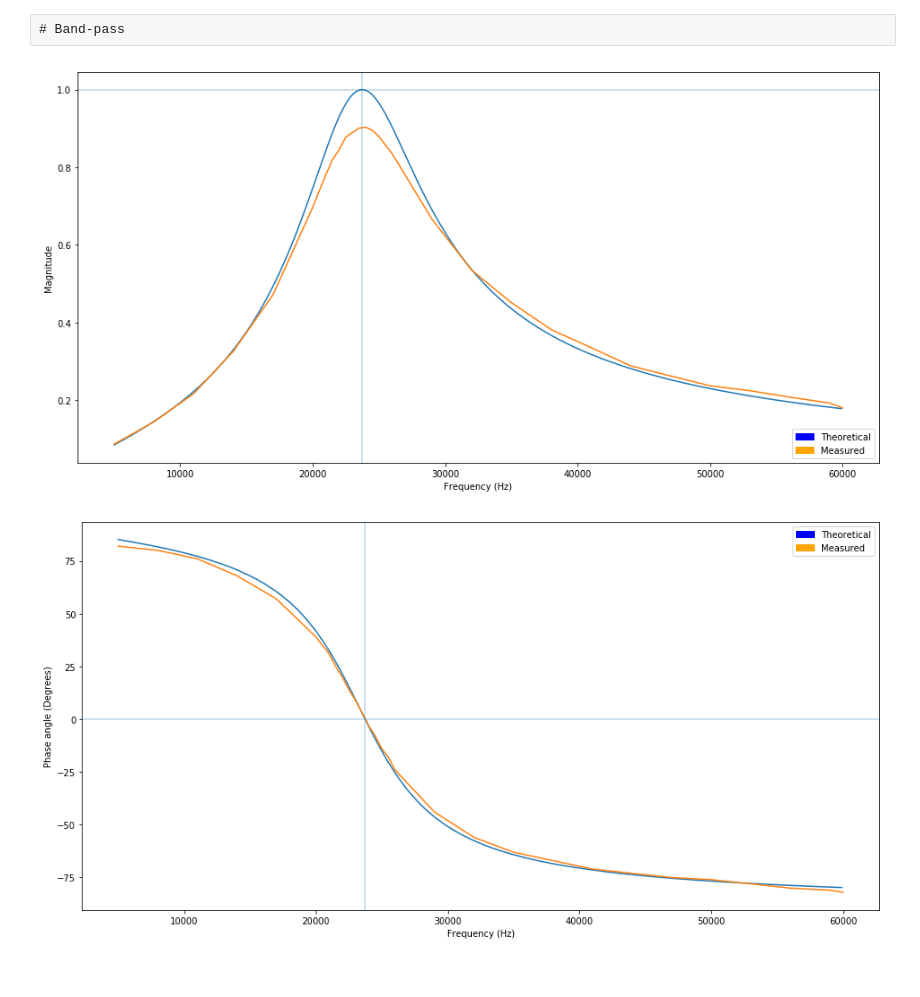
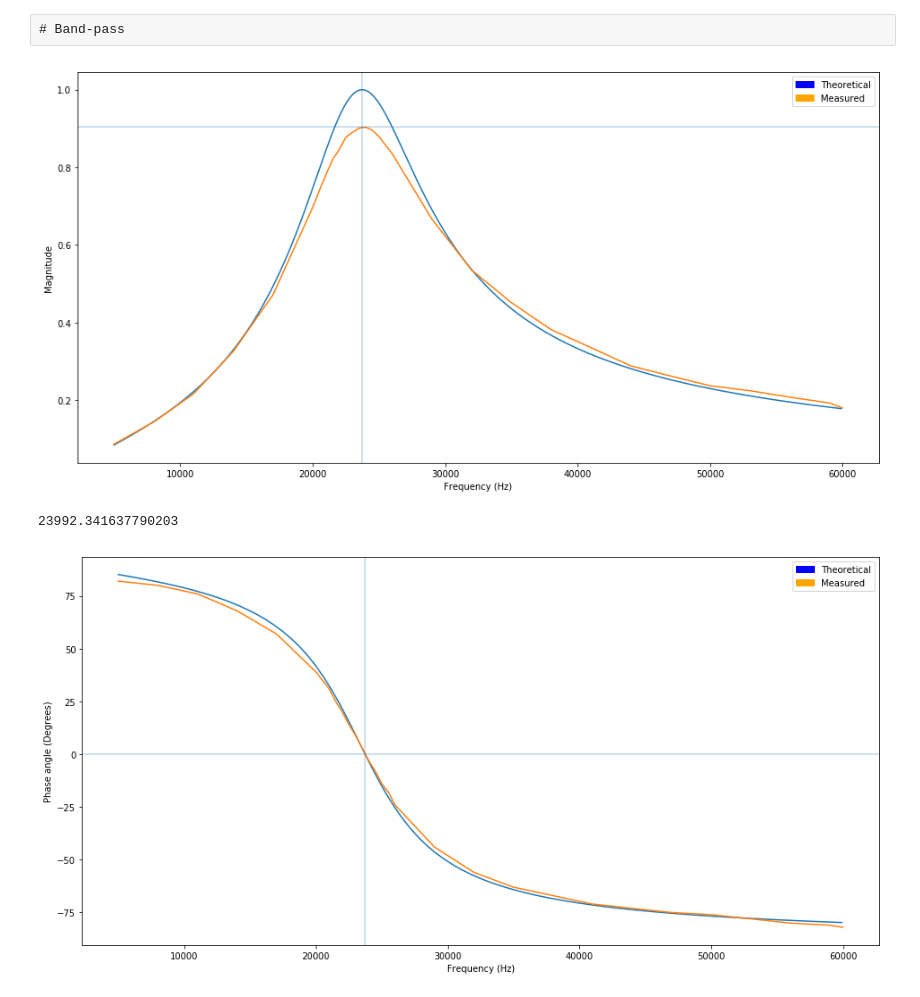
Before and after one commit to JamieOWilliams/linear-circuits-filters, a Jupyter notebook: Filters.ipynb, the cells around one changed output. Drawn from its saved outputs; the diff is of its cells as text; code cells hidden in the pictures.

```diff
--- a/Filters.ipynb
+++ b/Filters.ipynb
@@ -441,21 +445,28 @@ measured_P = np.array([
 # %%
 # Plot the magnitude of the transfer function against frequency
 %matplotlib inline
 matplotlib.rcParams['figure.figsize'] = (16, 8)
 theoretical = plt.plot(f, np.absolute(H(f)))
 measured = plt.plot(measured_f, measured_H)
 plt.axvline(x=rf, alpha=0.3)
-plt.axhline(y=1, alpha=0.3)
+plt.axhline(y=np.amax(measured_H), alpha=0.3)
 plt.ylabel("Magnitude")
 plt.xlabel("Frequency (Hz)")
 keys = [
     mpatches.Patch(color='blue', label='Theoretical'),
     mpatches.Patch(color='orange', label='Measured'),
 ]
 plt.legend(handles=keys)
 plt.show()
 # %% [output]
-[figure, old version]
+[figure, new version]
+# %%
+# Fit a polynomial to the curve and find the frequency where the magnitude is maximum
+max_y = np.amax(measured_H)
+poly_fit_graph = np.poly1d(np.polyfit(measured_H, measured_f, 15))
+poly_fit_graph(max_y)
+# %% [output]
+23992.341637790203
 # %%
 # Plot the magnitude of the transfer function against frequency
 %matplotlib inline
```
Also changed, not shown: parts of 3 cells of this notebook, 14 other files.
